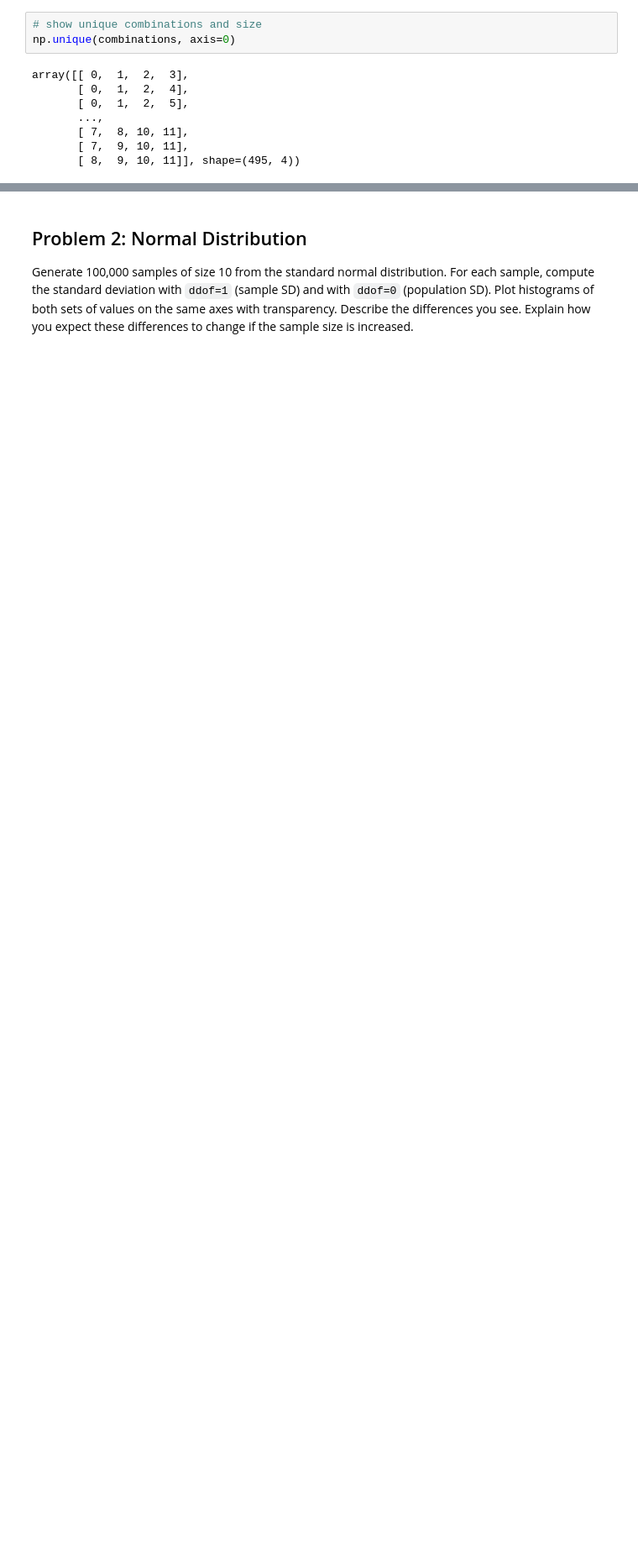
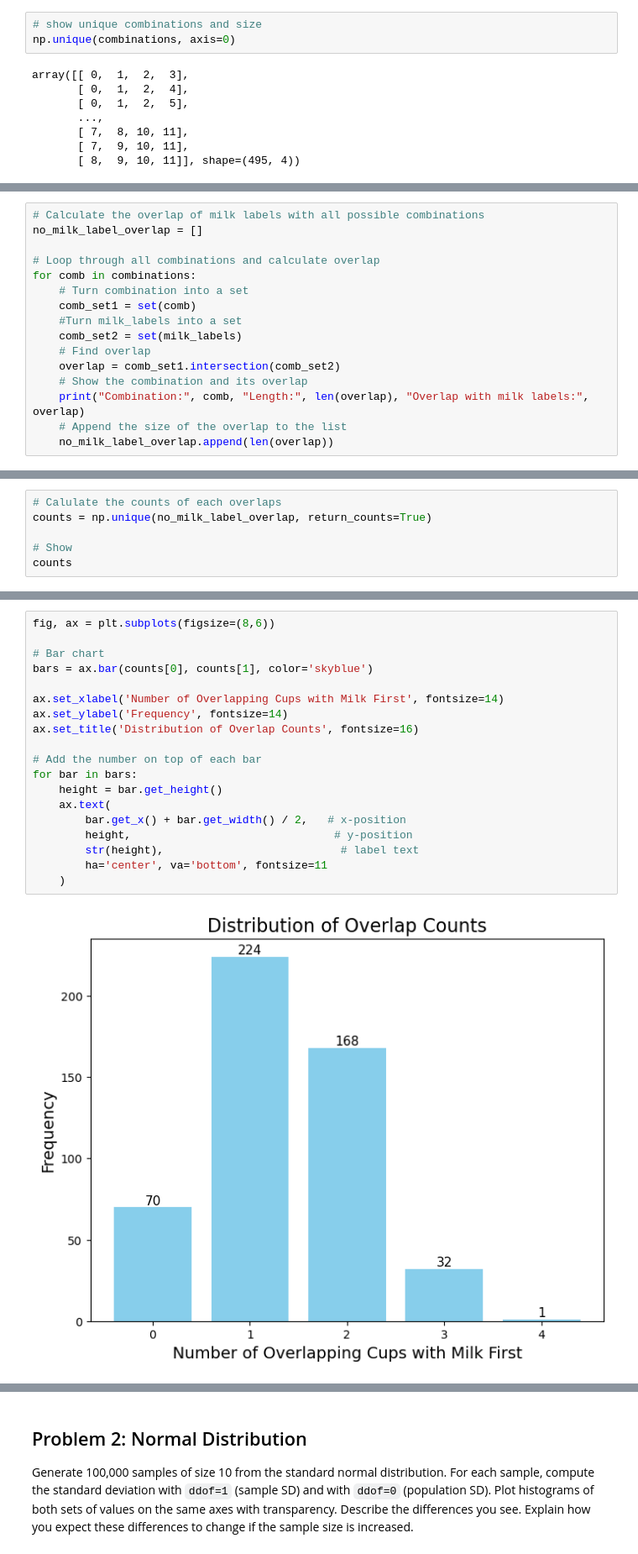
Before and after one commit to Gtalen/applied-statistics, a Jupyter notebook: problems.ipynb, the cells around one changed output, grey strips where cells are left out. Shown at 84% size. Drawn from its saved outputs; the diff is of its cells as text; blank space fills up the shorter version.

Commit message:
plotting and test of hypothesis

```diff
--- a/problems.ipynb
+++ b/problems.ipynb
@@ -147,0 +167,16 @@ array([[ 0,  1,  2,  3],
+# %%
+# Calculate the overlap of milk labels with all possible combinations
+no_milk_label_overlap = []
+
+# Loop through all combinations and calculate overlap
+for comb in combinations:
+    # Turn combination into a set
+    comb_set1 = set(comb)
+    #Turn milk_labels into a set
+    comb_set2 = set(milk_labels)
+    # Find overlap
+    overlap = comb_set1.intersection(comb_set2)
+    # Show the combination and its overlap
+    print("Combination:", comb, "Length:", len(overlap), "Overlap with milk labels:", overlap)
+    # Append the size of the overlap to the list
+    no_milk_label_overlap.append(len(overlap))
@@ -147,0 +206,6 @@ array([[ 0,  1,  2,  3],
+# %%
+# Calulate the counts of each overlaps
+counts = np.unique(no_milk_label_overlap, return_counts=True)
+
+# Show
+counts
@@ -147,0 +214,21 @@ array([[ 0,  1,  2,  3],
+# %%
+fig, ax = plt.subplots(figsize=(8,6))
+
+# Bar chart
+bars = ax.bar(counts[0], counts[1], color='skyblue')
+
+ax.set_xlabel('Number of Overlapping Cups with Milk First', fontsize=14)
+ax.set_ylabel('Frequency', fontsize=14)
+ax.set_title('Distribution of Overlap Counts', fontsize=16)
+
+# Add the number on top of each bar
+for bar in bars:
+    height = bar.get_height()
+    ax.text(
+        bar.get_x() + bar.get_width() / 2,   # x-position
+        height,                               # y-position
+        str(height),                           # label text
+        ha='center', va='bottom', fontsize=11
+    )
+# %% [output]
+[figure, added]
```
Also changed, not shown: parts of 11 cells of this notebook.
